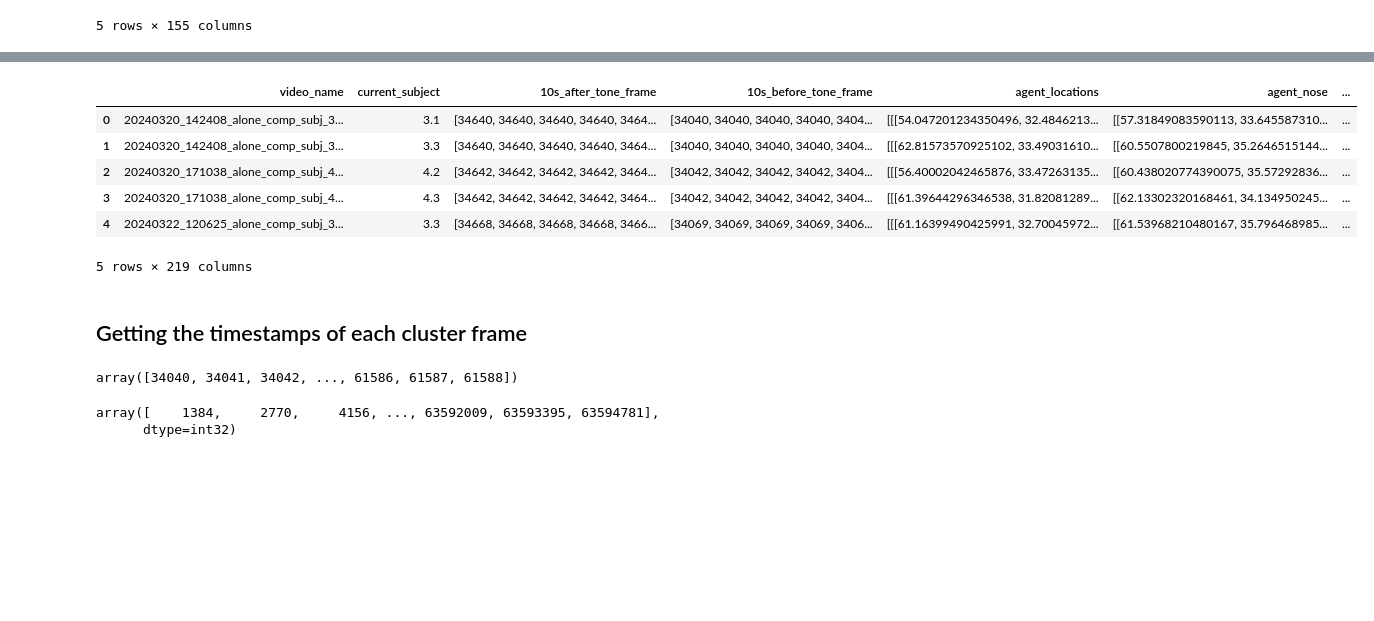
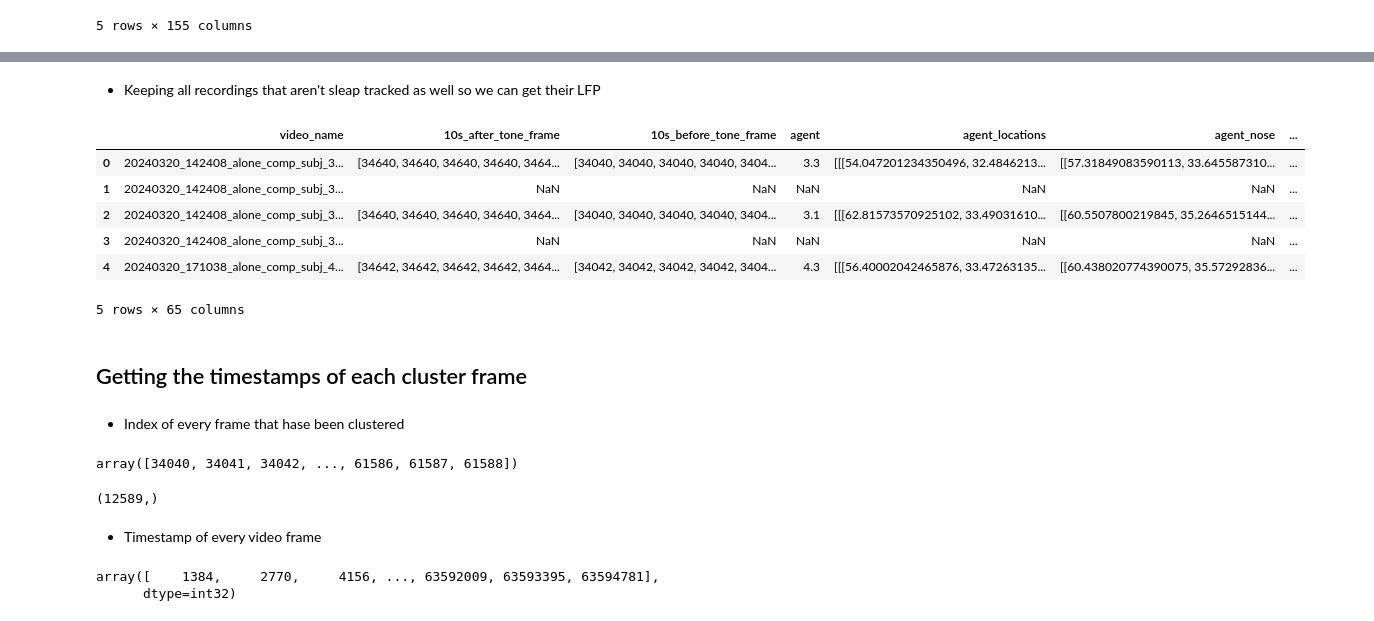
Before and after one commit to padillacoreanolab/reward_comp_ext, a Jupyter notebook: results/2024_06_16_spectral_preprocessing/04_rce2_add_sleap_pose_estimation_alone_comp.ipynb, the cells around one changed output, grey strips where cells are left out. Cells and saved outputs as stored; diff of their text form; code cells hidden in the pictures; blank space fills up the shorter version.

Commit message:
nb: back up of cluster analysis

```diff
--- a/results/2024_06_16_spectral_preprocessing/04_rce2_add_sleap_pose_estimation_alone_comp.ipynb
+++ b/results/2024_06_16_spectral_preprocessing/04_rce2_add_sleap_pose_estimation_alone_comp.ipynb
@@ -238,0 +239,2 @@ Name: tone_start_timestamp, dtype: object
+# %%
+cols_to_use = SLEAP_DF.columns.difference(LFP_SPECTRAL_DF.columns)
@@ -239,22 +261,31 @@ Name: tone_start_timestamp, dtype: object
+# %% [markdown]
+- Keeping all recordings that aren't sleap tracked as well so we can get their LFP
 # %%
-cols_to_use = LFP_SPECTRAL_DF.columns.difference(SLEAP_DF.columns)
-merged_LFP_SPECTRAL_DF = pd.merge(SLEAP_DF, LFP_SPECTRAL_DF[list(cols_to_use) + ["video_name", "current_subject"]], on=["video_name", "current_subject"], how="inner")
+merged_LFP_SPECTRAL_DF = pd.merge(left=LFP_SPECTRAL_DF[sorted(LFP_SPECTRAL_DF.columns)], right=SLEAP_DF[sorted(list(cols_to_use) + ["video_name", "current_subject"])], on=["video_name", "current_subject"], how="left")
 # %%
-merged_LFP_SPECTRAL_DF.head()
+merged_LFP_SPECTRAL_DF[["video_name"] + list(cols_to_use)].head()
 # %% [output]
-|  | video_name | current_subject | 10s_after_tone_frame | 10s_before_tone_frame | agent_locations | agent_nose | ... |
-| 0 | 20240320_142408_alone_comp_subj_3... | 3.1 | [34640, 34640, 34640, 34640, 3464... | [34040, 34040, 34040, 34040, 3404... | [[[54.047201234350496, 32.4846213... | [[57.31849083590113, 33.645587310... | ... |
-| 1 | 20240320_142408_alone_comp_subj_3... | 3.3 | [34640, 34640, 34640, 34640, 3464... | [34040, 34040, 34040, 34040, 3404... | [[[62.81573570925102, 33.49031610... | [[60.5507800219845, 35.2646515144... | ... |
-| 2 | 20240320_171038_alone_comp_subj_4... | 4.2 | [34642, 34642, 34642, 34642, 3464... | [34042, 34042, 34042, 34042, 3404... | [[[56.40002042465876, 33.47263135... | [[60.438020774390075, 35.57292836... | ... |
-| 3 | 20240320_171038_alone_comp_subj_4... | 4.3 | [34642, 34642, 34642, 34642, 3464... | [34042, 34042, 34042, 34042, 3404... | [[[61.39644296346538, 31.82081289... | [[62.13302320168461, 34.134950245... | ... |
-| 4 | 20240322_120625_alone_comp_subj_3... | 3.3 | [34668, 34668, 34668, 34668, 3466... | [34069, 34069, 34069, 34069, 3406... | [[[61.16399490425991, 32.70045972... | [[61.53968210480167, 35.796468985... | ... |
+|  | video_name | 10s_after_tone_frame | 10s_before_tone_frame | agent | agent_locations | agent_nose | ... |
+| 0 | 20240320_142408_alone_comp_subj_3... | [34640, 34640, 34640, 34640, 3464... | [34040, 34040, 34040, 34040, 3404... | 3.3 | [[[54.047201234350496, 32.4846213... | [[57.31849083590113, 33.645587310... | ... |
+| 1 | 20240320_142408_alone_comp_subj_3... | NaN | NaN | NaN | NaN | NaN | ... |
+| 2 | 20240320_142408_alone_comp_subj_3... | [34640, 34640, 34640, 34640, 3464... | [34040, 34040, 34040, 34040, 3404... | 3.1 | [[[62.81573570925102, 33.49031610... | [[60.5507800219845, 35.2646515144... | ... |
+| 3 | 20240320_142408_alone_comp_subj_3... | NaN | NaN | NaN | NaN | NaN | ... |
+| 4 | 20240320_171038_alone_comp_subj_4... | [34642, 34642, 34642, 34642, 3464... | [34042, 34042, 34042, 34042, 3404... | 4.3 | [[[56.40002042465876, 33.47263135... | [[60.438020774390075, 35.57292836... | ... |
-5 rows × 219 columns
+5 rows × 65 columns
 # %% [markdown]
 ## Getting the timestamps of each cluster frame
+# %% [markdown]
+- Index of every frame that hase been clustered
 # %%
 merged_LFP_SPECTRAL_DF["frame_index"].iloc[0]
 # %% [output]
 array([34040, 34041, 34042, ..., 61586, 61587, 61588])
+# %%
+merged_LFP_SPECTRAL_DF["frame_index"].iloc[0].shape
+# %% [output]
+(12589,)
+# %% [markdown]
+- Timestamp of every video frame
 # %%
 merged_LFP_SPECTRAL_DF["video_timestamps"].iloc[0]
 # %% [output]
```
Also changed, not shown: parts of 16 cells of this notebook, 1 other file.
